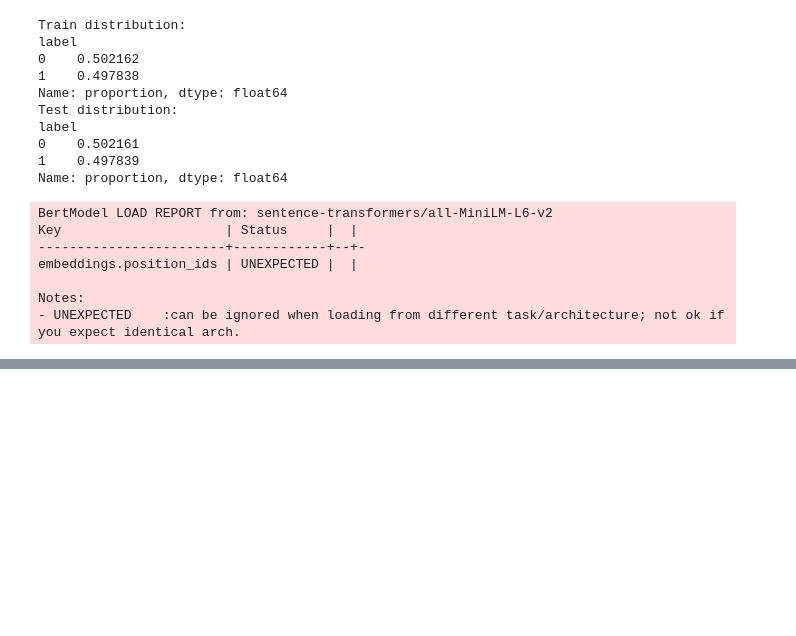
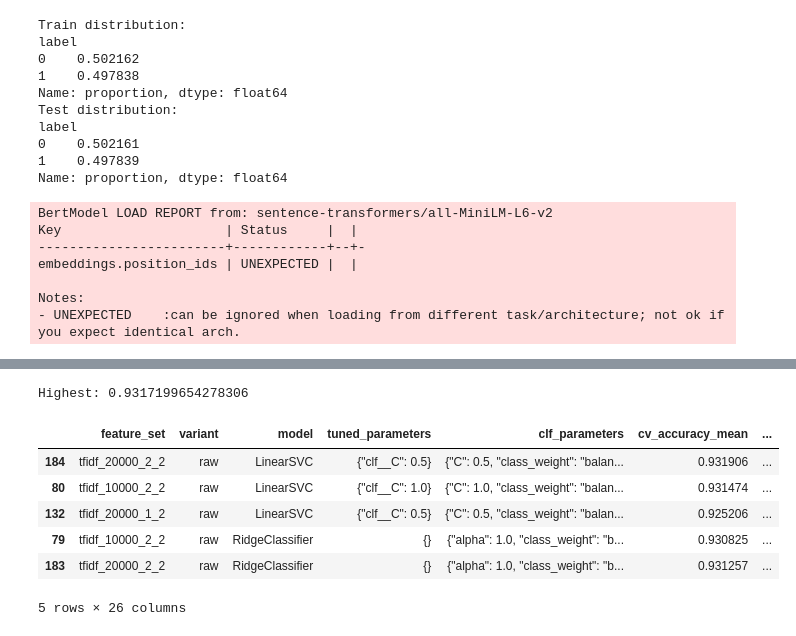
Before and after one commit to isabel-ronan/zeroShotSimilarity, a Jupyter notebook: classifiers/peft/baselineModels.ipynb, the cells around one changed output, grey strips where cells are left out. Saved outputs shown, nothing was run; the diff lists cells and outputs as text; code cells hidden in the pictures; blank space fills up the shorter version.

Commit message:
add-classical-machine-learning-model-benchmarks

```diff
--- a/classifiers/peft/baselineModels.ipynb
+++ b/classifiers/peft/baselineModels.ipynb
@@ -388,2 +388,12 @@ final_results.to_csv("baseline_model_results.csv", index=False)
 # %%
-final_results
+print(f"Highest: {final_results.sort_values(by='holdout_accuracy', ascending=False)['holdout_accuracy'].tolist()[0]}")
+final_results.sort_values(by='holdout_accuracy', ascending=False).head()
+# %% [output]
+Highest: 0.9317199654278306
+|  | feature_set | variant | model | tuned_parameters | clf_parameters | cv_accuracy_mean | ... |
+| 184 | tfidf_20000_2_2 | raw | LinearSVC | {"clf__C": 0.5} | {"C": 0.5, "class_weight": "balan... | 0.931906 | ... |
+| 80 | tfidf_10000_2_2 | raw | LinearSVC | {"clf__C": 1.0} | {"C": 1.0, "class_weight": "balan... | 0.931474 | ... |
+| 132 | tfidf_20000_1_2 | raw | LinearSVC | {"clf__C": 0.5} | {"C": 0.5, "class_weight": "balan... | 0.925206 | ... |
+| 79 | tfidf_10000_2_2 | raw | RidgeClassifier | {} | {"alpha": 1.0, "class_weight": "b... | 0.930825 | ... |
+| 183 | tfidf_20000_2_2 | raw | RidgeClassifier | {} | {"alpha": 1.0, "class_weight": "b... | 0.931257 | ... |
+5 rows × 26 columns
```
Also changed, not shown: parts of 7 cells of this notebook, 2 other files.
